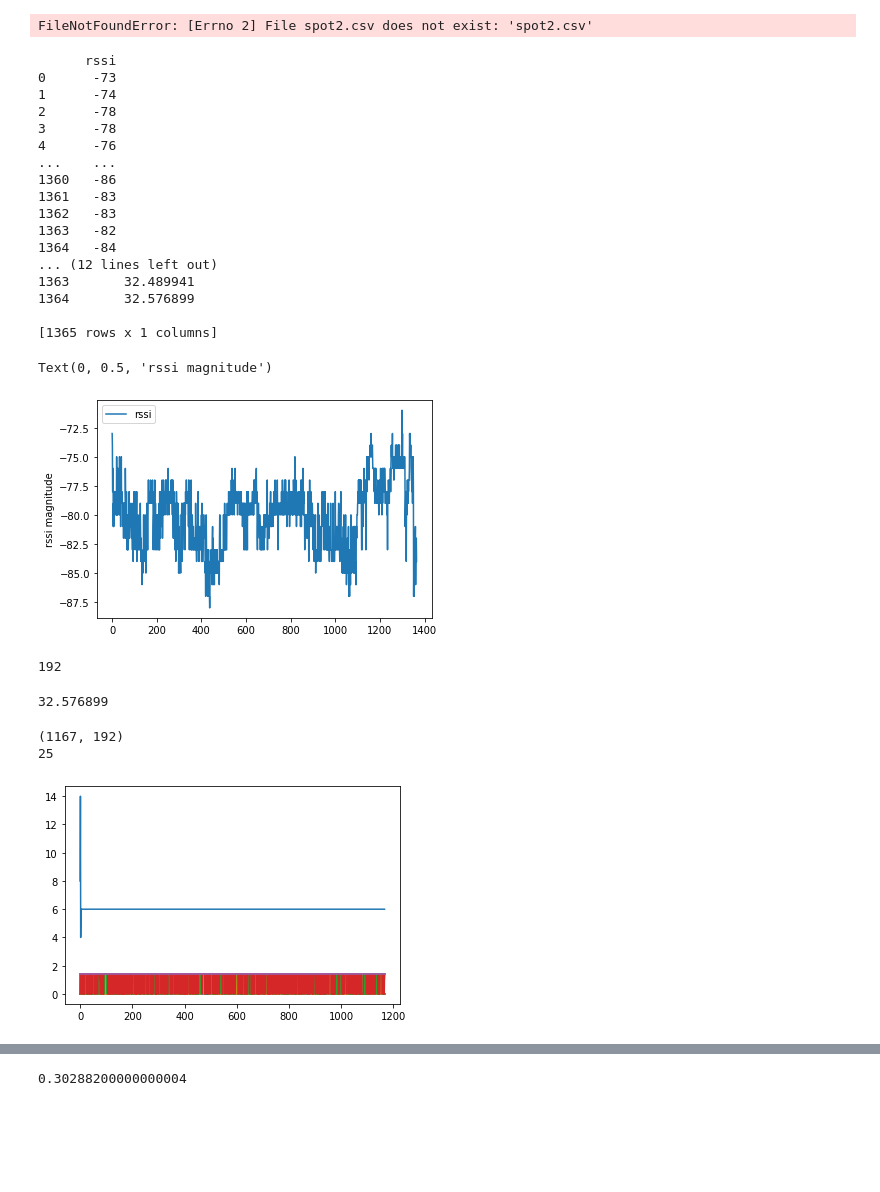
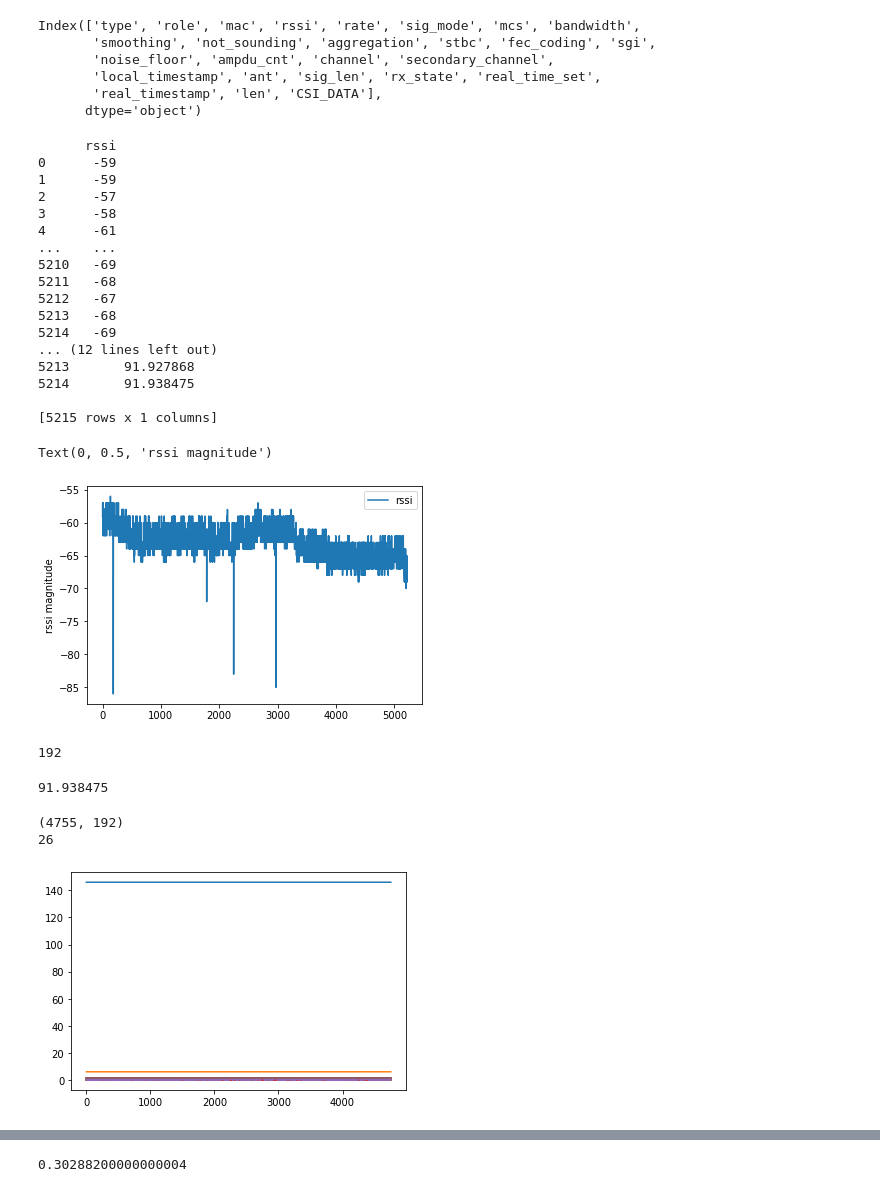
Before and after one commit to Surya291/WiFi_Sensing_2.0, a Jupyter notebook: Code/Expt2/exp2.ipynb, the cells around one changed output, grey strips where cells are left out. Drawn from its saved outputs; the diff is of its cells as text; code cells hidden in the pictures; blank space fills up the shorter version.

```diff
--- a/Code/Expt2/exp2.ipynb
+++ b/Code/Expt2/exp2.ipynb
@@ -15,10 +14,16 @@ import matplotlib.pyplot as plt
 from numba import jit
 import plotly.express as px
 # %%
-df  = pd.read_csv('spot2.csv')
+df = pd.read_csv(
+    '/home/kuntal990/projects/WiFi_Sensing_2.0/dataset/CSI_DATA/d1.csv')
 print(df.columns)
 # %% [output]
-FileNotFoundError: [Errno 2] File spot2.csv does not exist: 'spot2.csv'
+Index(['type', 'role', 'mac', 'rssi', 'rate', 'sig_mode', 'mcs', 'bandwidth',
+       'smoothing', 'not_sounding', 'aggregation', 'stbc', 'fec_coding', 'sgi',
+       'noise_floor', 'ampdu_cnt', 'channel', 'secondary_channel',
+       'local_timestamp', 'ant', 'sig_len', 'rx_state', 'real_time_set',
+       'real_timestamp', 'len', 'CSI_DATA'],
+      dtype='object')
 # %%
 df_rssi = df.loc[:,['rssi']]
 df_time = df.loc[:, ['real_timestamp']]
@@ -30,24 +35,24 @@ df_rssi.plot(y=['rssi'])
 plt.ylabel('rssi magnitude')
 # %% [output]
       rssi
-0      -73
-1      -74
-2      -78
-3      -78
-4      -76
+0      -59
+1      -59
+2      -57
+3      -58
+4      -61
 ...    ...
-1360   -86
-1361   -83
-1362   -83
-1363   -82
-1364   -84
+5210   -69
+5211   -68
+5212   -67
+5213   -68
+5214   -69
 ... (12 lines left out)
-1363       32.489941
-1364       32.576899
+5213       91.927868
+5214       91.938475
 
-[1365 rows x 1 columns]
+[5215 rows x 1 columns]
 Text(0, 0.5, 'rssi magnitude')
-[figure, old version]
+[figure, new version]
 # %%
 df_csi = df.loc[:, ['len', 'CSI_DATA']]
 drop_idx = []
@@ -76,26 +81,26 @@ time_0 = df_time.iloc[0]['real_timestamp']
 time_n = df_time.iloc[-1]['real_timestamp']
 print(time_n)
 # %% [output]
-32.576899
+91.938475
 # %%
 array_csi_modulus = abs(array_csi)  # amplitude calculating
 print(array_csi_modulus.shape)
 
 drop_idx = []
 
 for i in range(array_csi_modulus.shape[1]):
-  if (np.var(array_csi_modulus[:, i]) < 2):
+  if (np.var(array_csi_modulus[:, i]) < 1):
     drop_idx.append(i)
 
 
 
 print(len(drop_idx))
 
 for i in (drop_idx):
   plt.plot(array_csi_modulus[:, i])
 
 #Only 52 sub-carriers have meaning full data
 # %% [output]
-(1167, 192)
-25
+(4755, 192)
+26
-[figure, old version]
+[figure, new version]
```
Also changed, not shown: parts of 2 cells of this notebook.
